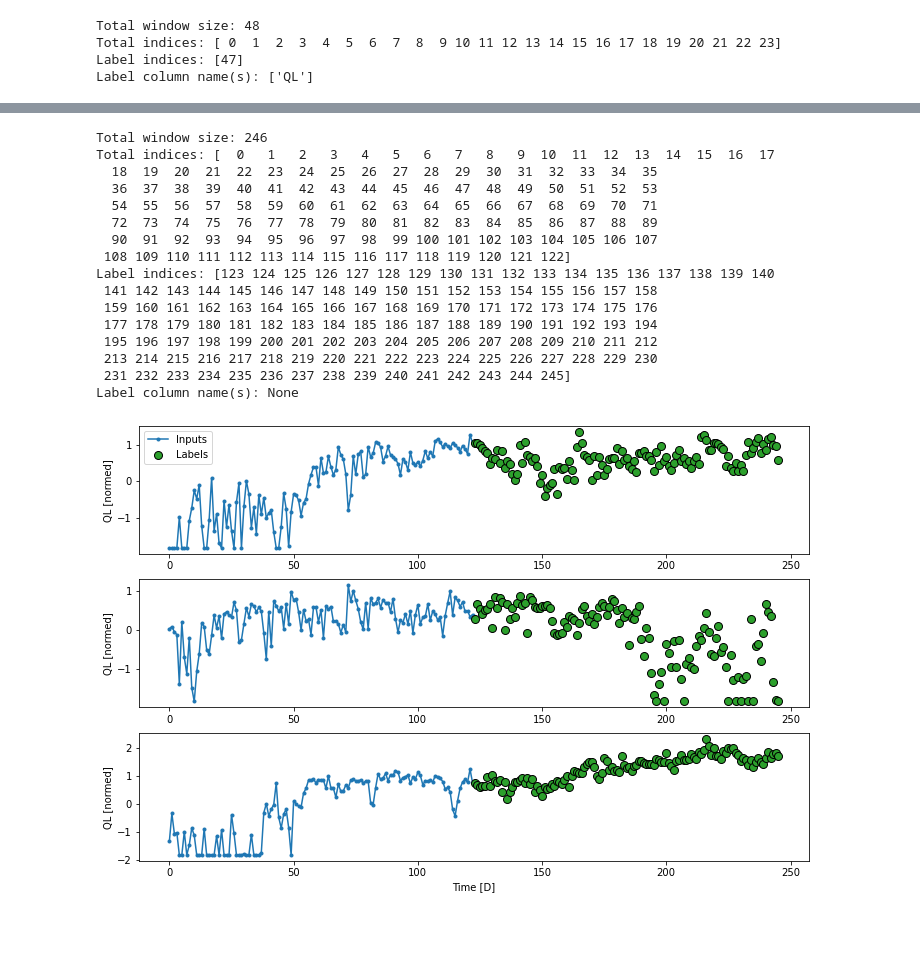
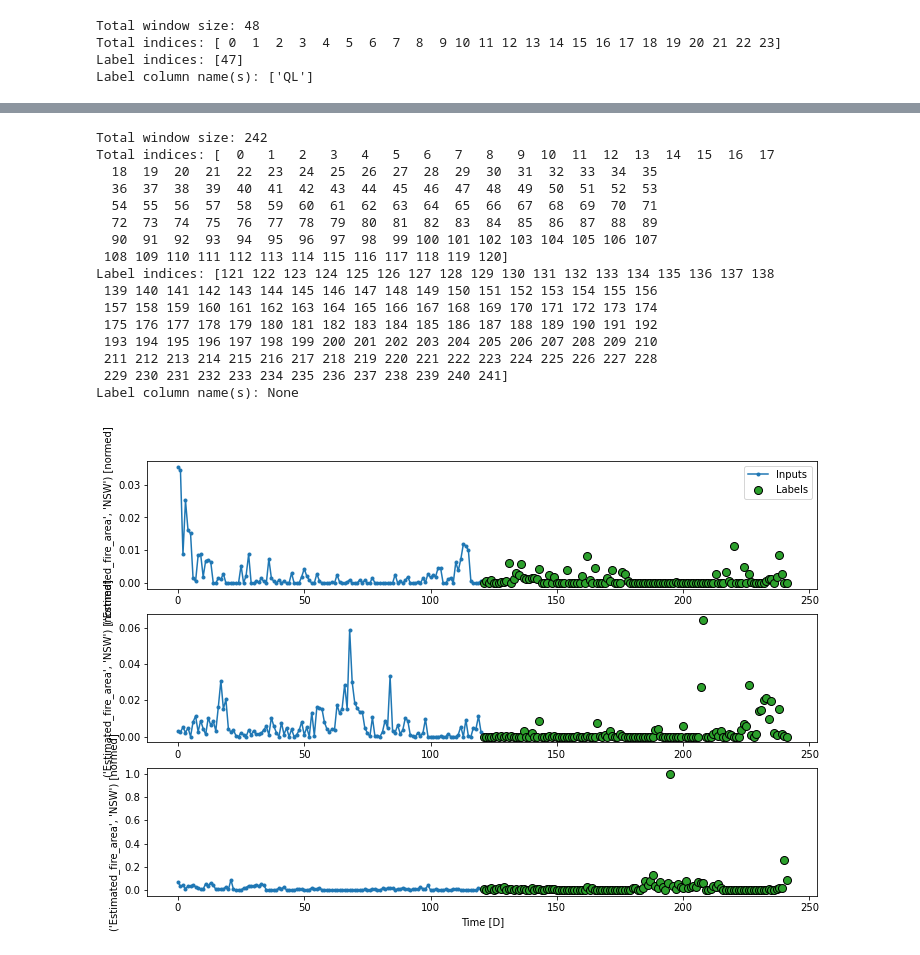
Before and after one commit to albertum1/cfc_team, a Jupyter notebook: window_generator.ipynb, the cells around one changed output, grey strips where cells are left out. Cells and saved outputs as stored; diff of their text form; code cells hidden in the pictures; blank space fills up the shorter version.

```diff
--- a/window_generator.ipynb
+++ b/window_generator.ipynb
@@ -310,6 +620,22 @@ train_df = _queens_copy[0:int(n*0.7)].copy(deep=True)
 val_df = _queens_copy[int(n*0.7): int(n*0.9)].copy(deep=True)
 test_df = _queens_copy[int(n*0.90):].copy(deep=True)
 # %%
-train_df.drop(columns=['Date'], inplace=True)
-val_df.drop(columns=['Date'], inplace=True)
-test_df.drop(columns=['Date'], inplace=True)
+# train_df.drop(columns=['Date'], inplace=True)
+# val_df.drop(columns=['Date'], inplace=True)
+# test_df.drop(columns=['Date'], inplace=True)
+# %%
+from sklearn.preprocessing import MinMaxScaler
+scaler = MinMaxScaler()
+_scaler_train = scaler.fit_transform(train_df)
+train_df = pd.DataFrame(data = _scaler_train,
+                       index=train_df.index,
+                       columns=train_df.columns)
+_scaler_val = scaler.transform(val_df)
+val_df = pd.DataFrame(data = _scaler_val,
+                     index = val_df.index,
+                     columns = val_df.columns)
+
+_scaler_test = scaler.transform(test_df)
+test_df = pd.DataFrame(data = _scaler_test,
+                      index = test_df.index,
+                      columns = test_df.columns)
@@ -316,7 +677,7 @@ test_df.drop(columns=['Date'], inplace=True)
 # %%
-train_df = (train_df - train_df.mean()) / train_df.std()
-val_df = (val_df - train_df.mean()) / train_df.std()
-test_df = (test_df - train_df.mean()) / train_df.std()
+# train_df = (train_df - train_df.mean()) / train_df.std()
+# val_df = (val_df - train_df.mean()) / train_df.std()
+# test_df = (test_df - train_df.mean()) / train_df.std()
 # %%
 class WindowGenerator():
     def __init__(self, input_width, label_width, shift,
@@ -366,7 +727,7 @@ class WindowGenerator():
 
         return inputs, labels
 
-    def plot(self, model=None, plot_col = 'QL', max_subplots = 3):
+    def plot(self, model=None, plot_col = (                'Estimated_fire_area', 'NSW'), max_subplots = 3):
         inputs, labels = self.example
         plt.figure(figsize=(12,8))
         plot_col_index = self.column_indices[plot_col]
@@ -406,7 +767,7 @@ class WindowGenerator():
                                                                  sequence_length = self.total_window_size,
                                                                  sequence_stride = 1,
                                                                  shuffle = True,
-                                                                 batch_size = 256,)
+                                                                 batch_size = 128,)
         ds = ds.map(self.split_window)
 
         return ds
@@ -959,28 +1338,28 @@ Residual LSTM  : 3.3510
 # %%
-out_steps = 123
-multi_window = WindowGenerator(input_width = 123,
+out_steps = 121
+multi_window = WindowGenerator(input_width = 121,
                               label_width = out_steps,
                               shift = out_steps)
 multi_window.plot()
 multi_window
 # %% [output]
-Total window size: 246
+Total window size: 242
 Total indices: [  0   1   2   3   4   5   6   7   8   9  10  11  12  13  14  15  16  17
   18  19  20  21  22  23  24  25  26  27  28  29  30  31  32  33  34  35
   36  37  38  39  40  41  42  43  44  45  46  47  48  49  50  51  52  53
   54  55  56  57  58  59  60  61  62  63  64  65  66  67  68  69  70  71
   72  73  74  75  76  77  78  79  80  81  82  83  84  85  86  87  88  89
   90  91  92  93  94  95  96  97  98  99 100 101 102 103 104 105 106 107
- 108 109 110 111 112 113 114 115 116 117 118 119 120 121 122]
-Label indices: [123 124 125 126 127 128 129 130 131 132 133 134 135 136 137 138 139 140
- 141 142 143 144 145 146 147 148 149 150 151 152 153 154 155 156 157 158
- 159 160 161 162 163 164 165 166 167 168 169 170 171 172 173 174 175 176
- 177 178 179 180 181 182 183 184 185 186 187 188 189 190 191 192 193 194
- 195 196 197 198 199 200 201 202 203 204 205 206 207 208 209 210 211 212
- 213 214 215 216 217 218 219 220 221 222 223 224 225 226 227 228 229 230
- 231 232 233 234 235 236 237 238 239 240 241 242 243 244 245]
+ 108 109 110 111 112 113 114 115 116 117 118 119 120]
+Label indices: [121 122 123 124 125 126 127 128 129 130 131 132 133 134 135 136 137 138
+ 139 140 141 142 143 144 145 146 147 148 149 150 151 152 153 154 155 156
+ 157 158 159 160 161 162 163 164 165 166 167 168 169 170 171 172 173 174
+ 175 176 177 178 179 180 181 182 183 184 185 186 187 188 189 190 191 192
+ 193 194 195 196 197 198 199 200 201 202 203 204 205 206 207 208 209 210
+ 211 212 213 214 215 216 217 218 219 220 221 222 223 224 225 226 227 228
+ 229 230 231 232 233 234 235 236 237 238 239 240 241]
 Label column name(s): None
-[figure, old version]
+[figure, new version]
 # %%
 multi_window
 # %% [output]
```
Also changed, not shown: parts of 146 cells of this notebook, 1 other file.
